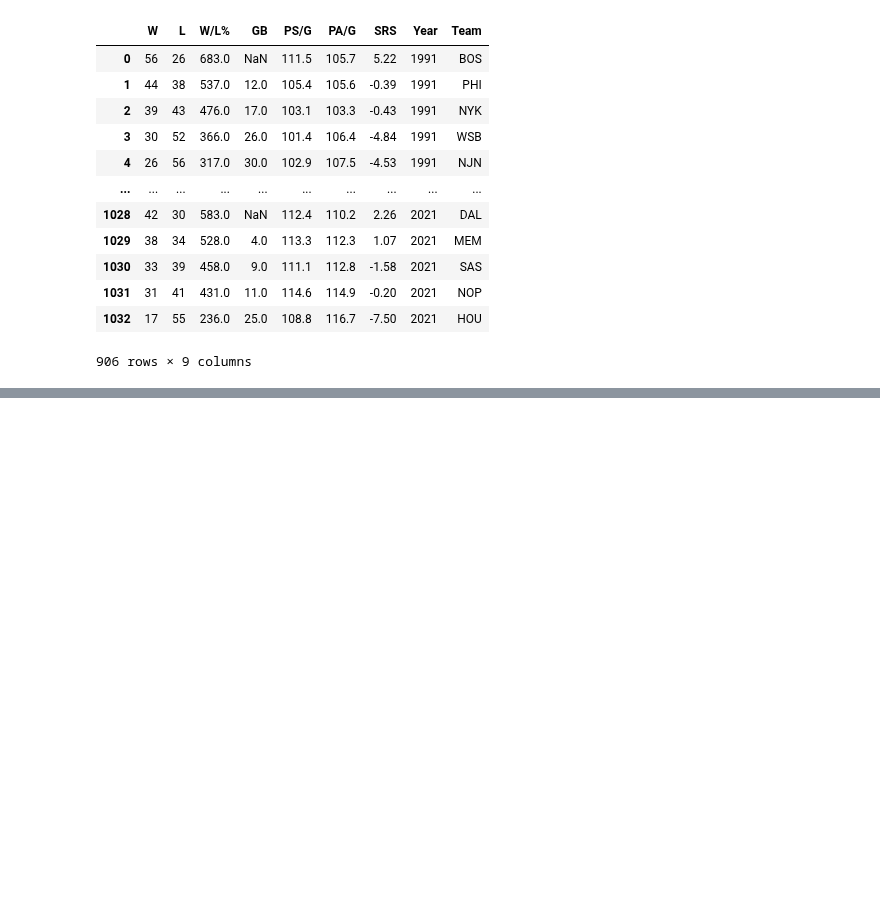
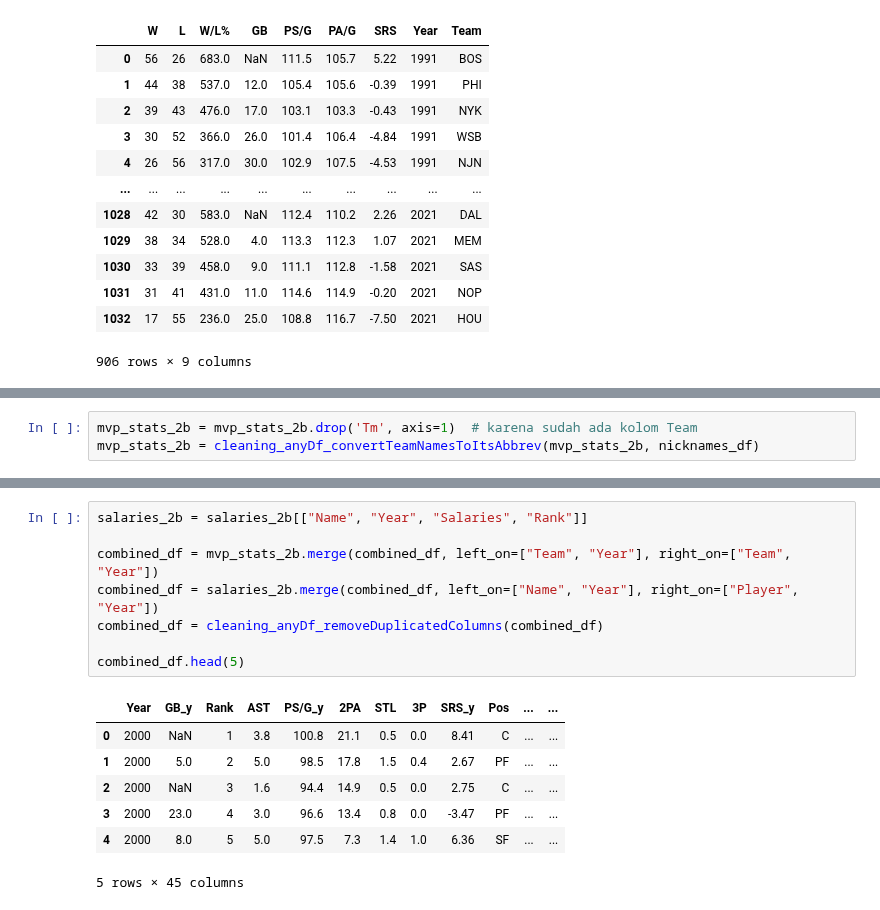
Before and after one commit to akmalgomal3/nba-kasddead, a Jupyter notebook: 2b.ipynb, the cells around one changed output, grey strips where cells are left out. Drawn from its saved outputs; the diff is of its cells as text; blank space fills up the shorter version.

```diff
--- a/2b.ipynb
+++ b/2b.ipynb
@@ -134,0 +157,3 @@ z = pd.DataFrame(data=[[1, 2], [3, 4]], index=[1, 0])
+# %%
+mvp_stats_2b = mvp_stats_2b.drop('Tm', axis=1)  # karena sudah ada kolom Team
+mvp_stats_2b = cleaning_anyDf_convertTeamNamesToItsAbbrev(mvp_stats_2b, nicknames_df)
@@ -134,0 +187,16 @@ z = pd.DataFrame(data=[[1, 2], [3, 4]], index=[1, 0])
+# %%
+salaries_2b = salaries_2b[["Name", "Year", "Salaries", "Rank"]]
+
+combined_df = mvp_stats_2b.merge(combined_df, left_on=["Team", "Year"], right_on=["Team", "Year"])
+combined_df = salaries_2b.merge(combined_df, left_on=["Name", "Year"], right_on=["Player", "Year"])
+combined_df = cleaning_anyDf_removeDuplicatedColumns(combined_df)
+
+combined_df.head(5)
+# %% [output]
+|  | Year | GB_y | Rank | AST | PS/G_y | 2PA | STL | 3P | SRS_y | Pos | ... | ... |
+| 0 | 2000 | NaN | 1 | 3.8 | 100.8 | 21.1 | 0.5 | 0.0 | 8.41 | C | ... | ... |
+| 1 | 2000 | 5.0 | 2 | 5.0 | 98.5 | 17.8 | 1.5 | 0.4 | 2.67 | PF | ... | ... |
+| 2 | 2000 | NaN | 3 | 1.6 | 94.4 | 14.9 | 0.5 | 0.0 | 2.75 | C | ... | ... |
+| 3 | 2000 | 23.0 | 4 | 3.0 | 96.6 | 13.4 | 0.8 | 0.0 | -3.47 | PF | ... | ... |
+| 4 | 2000 | 8.0 | 5 | 5.0 | 97.5 | 7.3 | 1.4 | 1.0 | 6.36 | SF | ... | ... |
+5 rows × 45 columns
```
Also changed, not shown: parts of 22 cells of this notebook, 1 other file.
